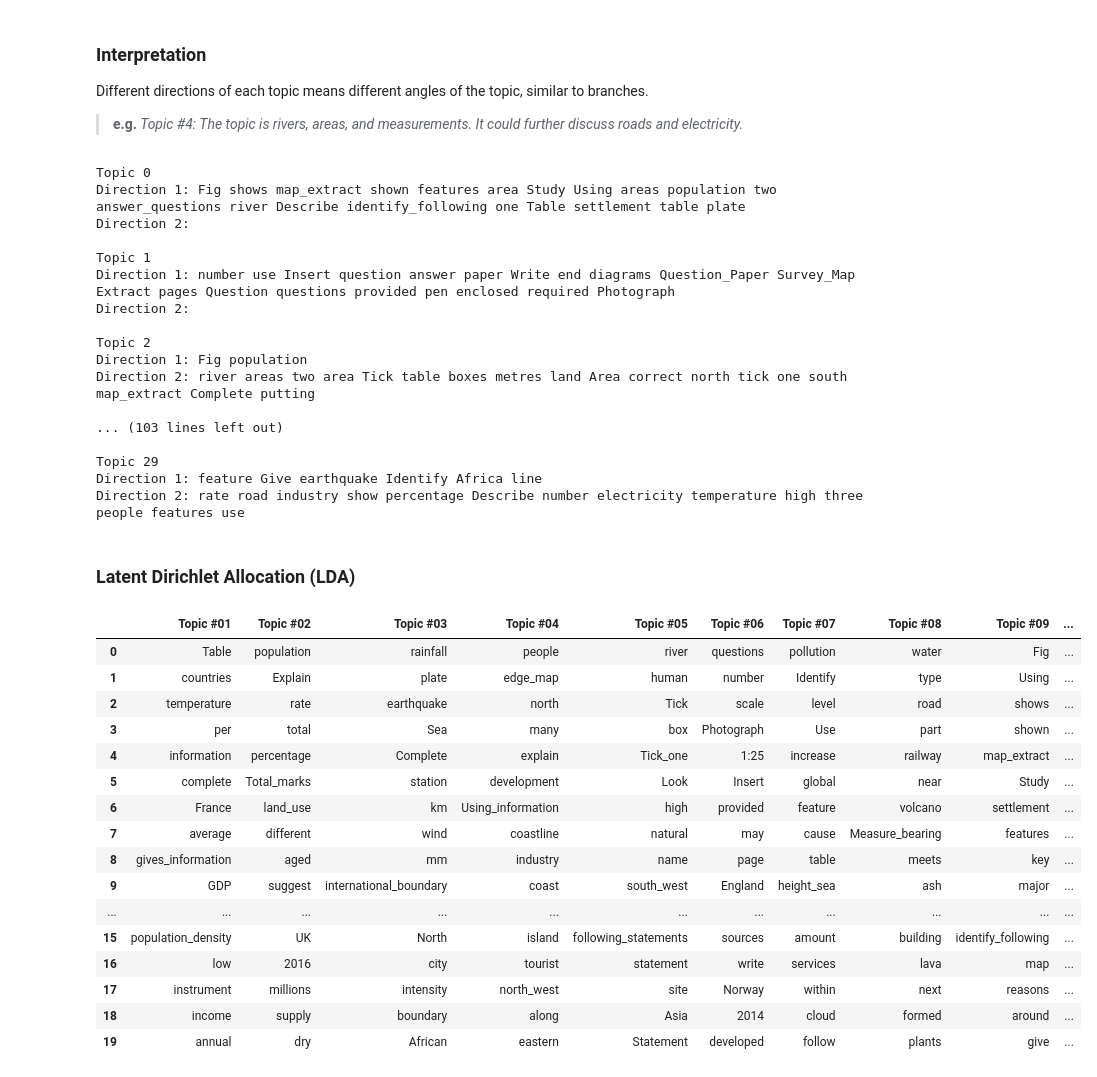
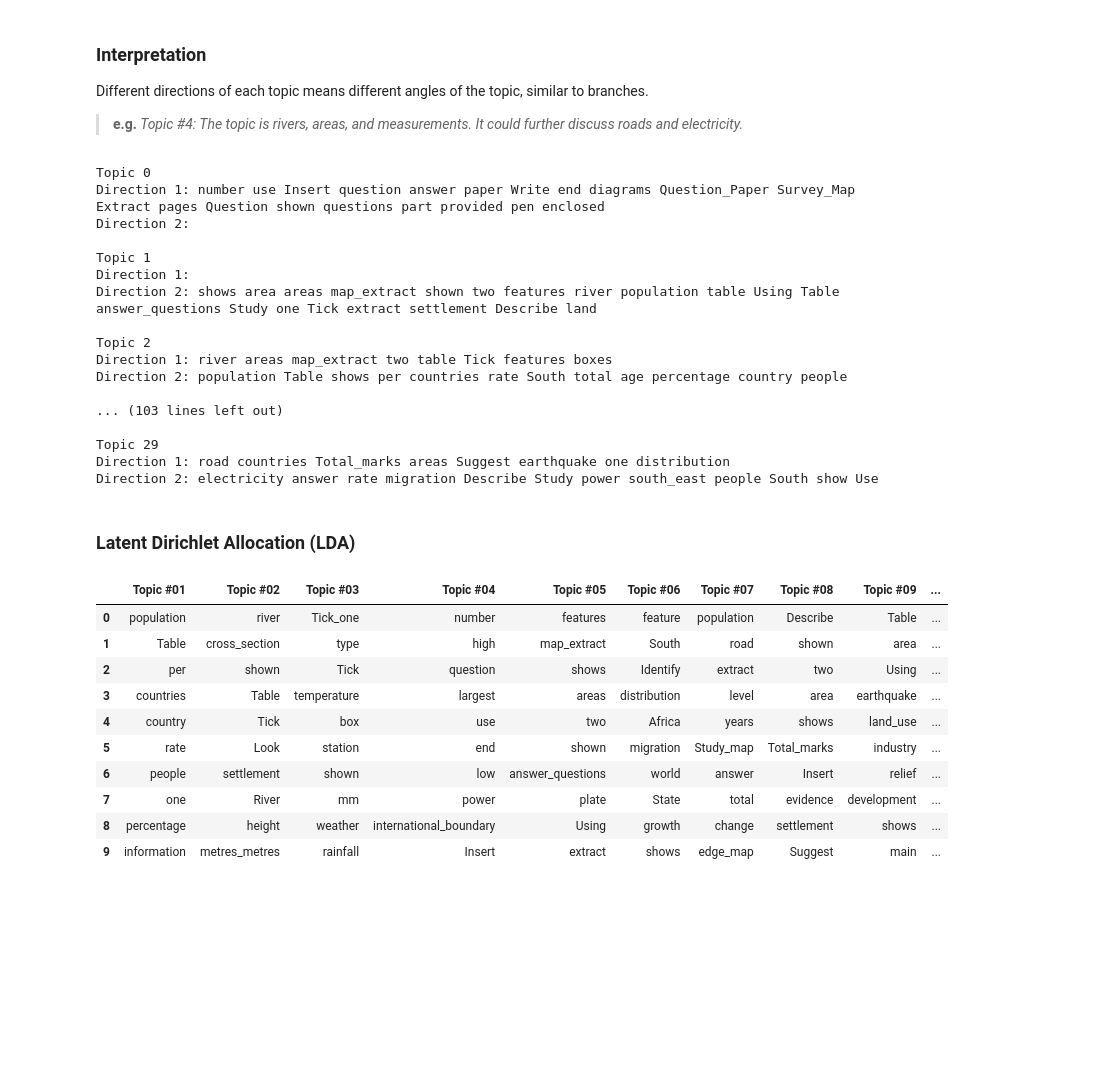
Before and after one commit to leilaigl/ml-exam-paper-analysis, a Jupyter notebook: Topic Model.ipynb, the cells around one changed output. Saved outputs shown, nothing was run; the diff lists cells and outputs as text; code cells hidden in the pictures; blank space fills up the shorter version.

```diff
--- a/Topic Model.ipynb
+++ b/Topic Model.ipynb
@@ -157,10 +157,15 @@ for file in files:
                 Question_Text = concatenated_line.replace(str(Question_ID), "")
                 Token_Question_Text = word_tokenize(Question_Text)
                 tags = pos_tag(Token_Question_Text)
-                filtered_words = [word for word in Token_Question_Text
+                filtered_words = [word for word, pos in tags
                   if (len(word) > 1) and
                      (not re.match(r'^\d+\.\d$', word)) and
-                     (word.lower() not in stopwords.words('english'))]
+                     (not word.isnumeric()) and
+                     (word.lower() not in stopwords.words('english')) and
+                     (word.lower() != 'fig') and
+                     (word.lower() != 'km') and
+                     (word.lower() != 'km2') and
+                     (word.lower() != 'figs')]
                 # filtered_nouns = [word for word, pos in tags if (pos == 'NN' or pos == 'NNS') and (len(word) > 1) and word.lower() not in stopwords.words('english')]
                 # Token_Text = ' '.join(filtered_nouns)
                 Token_Text = ' '.join(filtered_words)
@@ -283,6 +292,7 @@ print(df['Token_Text'].str.split().tolist())
 ### Bi-gram Phrase Model
 # %%
 word_list = df['Token_Text'].str.split().tolist()
+word_list = [sublist for sublist in word_list if sublist]
 print(word_list[0])
 print(word_list)
 bigram = gensim.models.Phrases(word_list, min_count=20, threshold=10) # higher threshold fewer phrases.
@@ -420,58 +430,52 @@ for n in range(TOPIC_NO):
     print()
 # %% [output]
 Topic 0
-Direction 1: Fig shows map_extract shown features area Study Using areas population two answer_questions river Describe identify_following one Table settlement table plate
+Direction 1: number use Insert question answer paper Write end diagrams Question_Paper Survey_Map Extract pages Question shown questions part provided pen enclosed
 Direction 2:
 
 Topic 1
-Direction 1: number use Insert question answer paper Write end diagrams Question_Paper Survey_Map Extract pages Question questions provided pen enclosed required Photograph
-Direction 2:
+Direction 1:
+Direction 2: shows area areas map_extract shown two features river population table Using Table answer_questions Study one Tick extract settlement Describe land
 
 Topic 2
-Direction 1: Fig population
-Direction 2: river areas two area Tick table boxes metres land Area correct north tick one south map_extract Complete putting
+Direction 1: river areas map_extract two table Tick features boxes
+Direction 2: population Table shows per countries rate South total age percentage country people
 
 ... (103 lines left out)
 
 Topic 29
-Direction 1: feature Give earthquake Identify Africa line
-Direction 2: rate road industry show percentage Describe number electricity temperature high three people features use
+Direction 1: road countries Total_marks areas Suggest earthquake one distribution
+Direction 2: electricity answer rate migration Describe Study power south_east people South show Use
 # %% [markdown]
 ### Latent Dirichlet Allocation (LDA)
 # %%
 def get_lda_topics(model, num_topics):
     word_dict = {};
     for i in range(num_topics):
-        words = model.show_topic(i, topn = 20);
+        words = model.show_topic(i, topn = 10);
         word_dict['Topic #' + '{:02d}'.format(i+1)] = [i[0] for i in words];
     return pd.DataFrame(word_dict);
 
 lda_model = gensim.models.ldamodel.LdaModel(corpus=corpus,
                                             id2word=dictionary,
-                                           num_topics=15,
-                                           random_state=100,
-                                           update_every=1,
-                                           chunksize=100,
-                                           passes=5,
-                                           alpha='auto',
-                                           per_word_topics=True)
+                                            num_topics=10,
+                                            random_state=100,
+                                            update_every=1,
+                                            chunksize=600,
+                                            passes=50,
+                                            alpha='auto',
+                                            per_word_topics=True)
 # %%
-get_lda_topics(lda_model, 15)
+get_lda_topics(lda_model, 10)
 # %% [output]
 |  | Topic #01 | Topic #02 | Topic #03 | Topic #04 | Topic #05 | Topic #06 | Topic #07 | Topic #08 | Topic #09 | ... |
-| 0 | Table | population | rainfall | people | river | questions | pollution | water | Fig | ... |
-| 1 | countries | Explain | plate | edge_map | human | number | Identify | type | Using | ... |
-| 2 | temperature | rate | earthquake | north | Tick | scale | level | road | shows | ... |
-| 3 | per | total | Sea | many | box | Photograph | Use | part | shown | ... |
-| 4 | information | percentage | Complete | explain | Tick_one | 1:25 | increase | railway | map_extract | ... |
-| 5 | complete | Total_marks | station | development | Look | Insert | global | near | Study | ... |
-| 6 | France | land_use | km | Using_information | high | provided | feature | volcano | settlement | ... |
-| 7 | average | different | wind | coastline | natural | may | cause | Measure_bearing | features | ... |
-| 8 | gives_information | aged | mm | industry | name | page | table | meets | key | ... |
-| 9 | GDP | suggest | international_boundary | coast | south_west | England | height_sea | ash | major | ... |
-| ... | ... | ... | ... | ... | ... | ... | ... | ... | ... | ... |
-| 15 | population_density | UK | North | island | following_statements | sources | amount | building | identify_following | ... |
-| 16 | low | 2016 | city | tourist | statement | write | services | lava | map | ... |
-| 17 | instrument | millions | intensity | north_west | site | Norway | within | next | reasons | ... |
-| 18 | income | supply | boundary | along | Asia | 2014 | cloud | formed | around | ... |
-| 19 | annual | dry | African | eastern | Statement | developed | follow | plants | give | ... |
+| 0 | population | river | Tick_one | number | features | feature | population | Describe | Table | ... |
+| 1 | Table | cross_section | type | high | map_extract | South | road | shown | area | ... |
+| 2 | per | shown | Tick | question | shows | Identify | extract | two | Using | ... |
+| 3 | countries | Table | temperature | largest | areas | distribution | level | area | earthquake | ... |
+| 4 | country | Tick | box | use | two | Africa | years | shows | land_use | ... |
+| 5 | rate | Look | station | end | shown | migration | Study_map | Total_marks | industry | ... |
+| 6 | people | settlement | shown | low | answer_questions | world | answer | Insert | relief | ... |
+| 7 | one | River | mm | power | plate | State | total | evidence | development | ... |
+| 8 | percentage | height | weather | international_boundary | Using | growth | change | settlement | shows | ... |
+| 9 | information | metres_metres | rainfall | Insert | extract | shows | edge_map | Suggest | main | ... |
```
Also changed, not shown: parts of 14 cells of this notebook.
